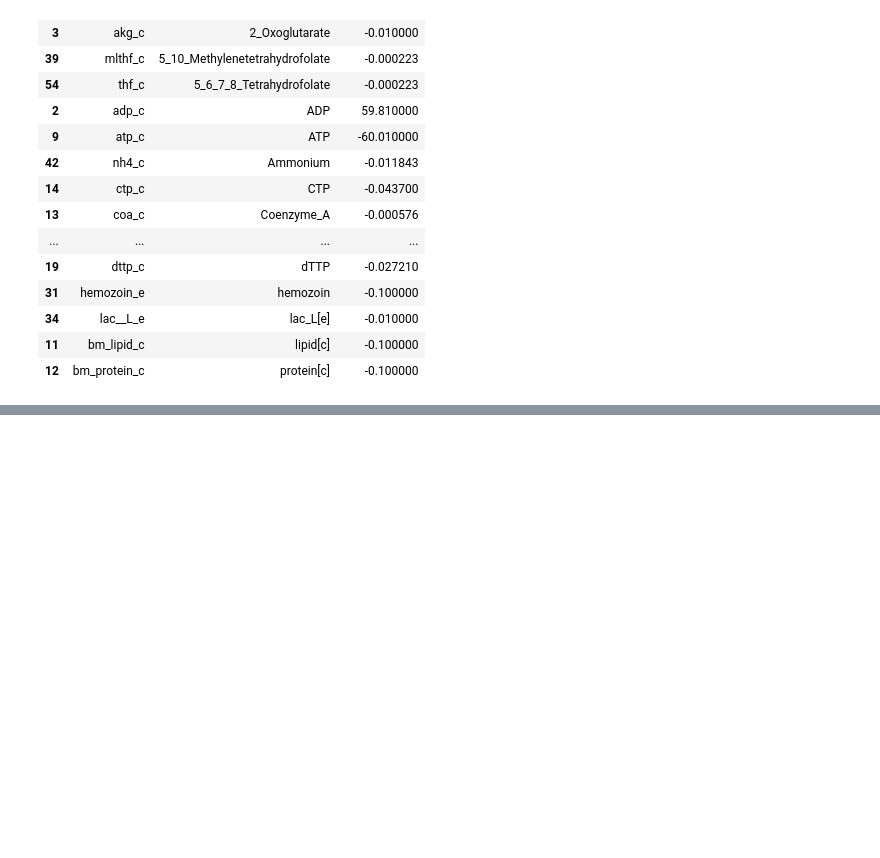
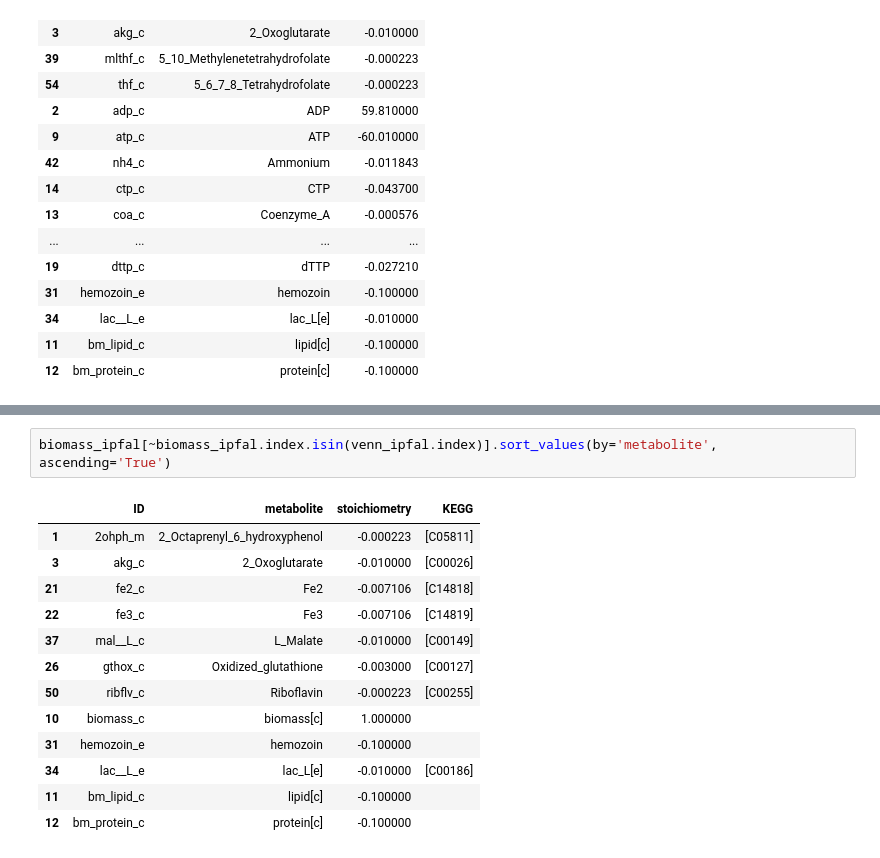
Before and after one commit to Nexia23/Plasmodium_abs_FBA, a Jupyter notebook: compare_GEMs.ipynb, the cells around one changed output, grey strips where cells are left out. Drawn from its saved outputs; the diff is of its cells as text; blank space fills up the shorter version.

```diff
--- a/compare_GEMs.ipynb
+++ b/compare_GEMs.ipynb
@@ -142,0 +172,16 @@ biomass[~biomass.KEGG.isin(kegg_ids)].sort_values(by='metabolite', ascending='Tr
+# %%
+biomass_ipfal[~biomass_ipfal.index.isin(venn_ipfal.index)].sort_values(by='metabolite', ascending='True')
+# %% [output]
+|  | ID | metabolite | stoichiometry | KEGG |
+| 1 | 2ohph_m | 2_Octaprenyl_6_hydroxyphenol | -0.000223 | [C05811] |
+| 3 | akg_c | 2_Oxoglutarate | -0.010000 | [C00026] |
+| 21 | fe2_c | Fe2 | -0.007106 | [C14818] |
+| 22 | fe3_c | Fe3 | -0.007106 | [C14819] |
+| 37 | mal__L_c | L_Malate | -0.010000 | [C00149] |
+| 26 | gthox_c | Oxidized_glutathione | -0.003000 | [C00127] |
+| 50 | ribflv_c | Riboflavin | -0.000223 | [C00255] |
+| 10 | biomass_c | biomass[c] | 1.000000 |  |
+| 31 | hemozoin_e | hemozoin | -0.100000 |  |
+| 34 | lac__L_e | lac_L[e] | -0.010000 | [C00186] |
+| 11 | bm_lipid_c | lipid[c] | -0.100000 |  |
+| 12 | bm_protein_c | protein[c] | -0.100000 |  |
```
Also changed, not shown: parts of 3 cells of this notebook.
